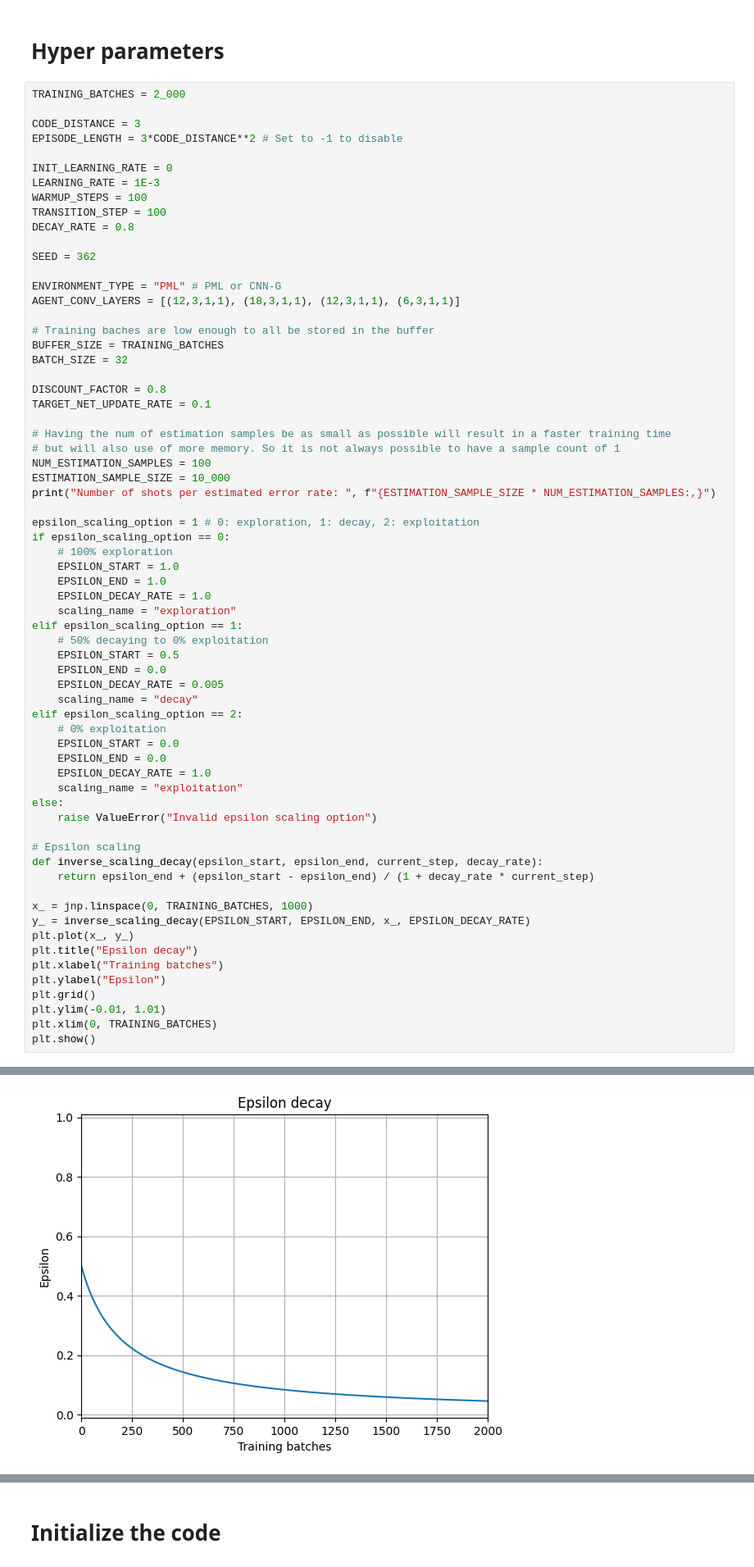
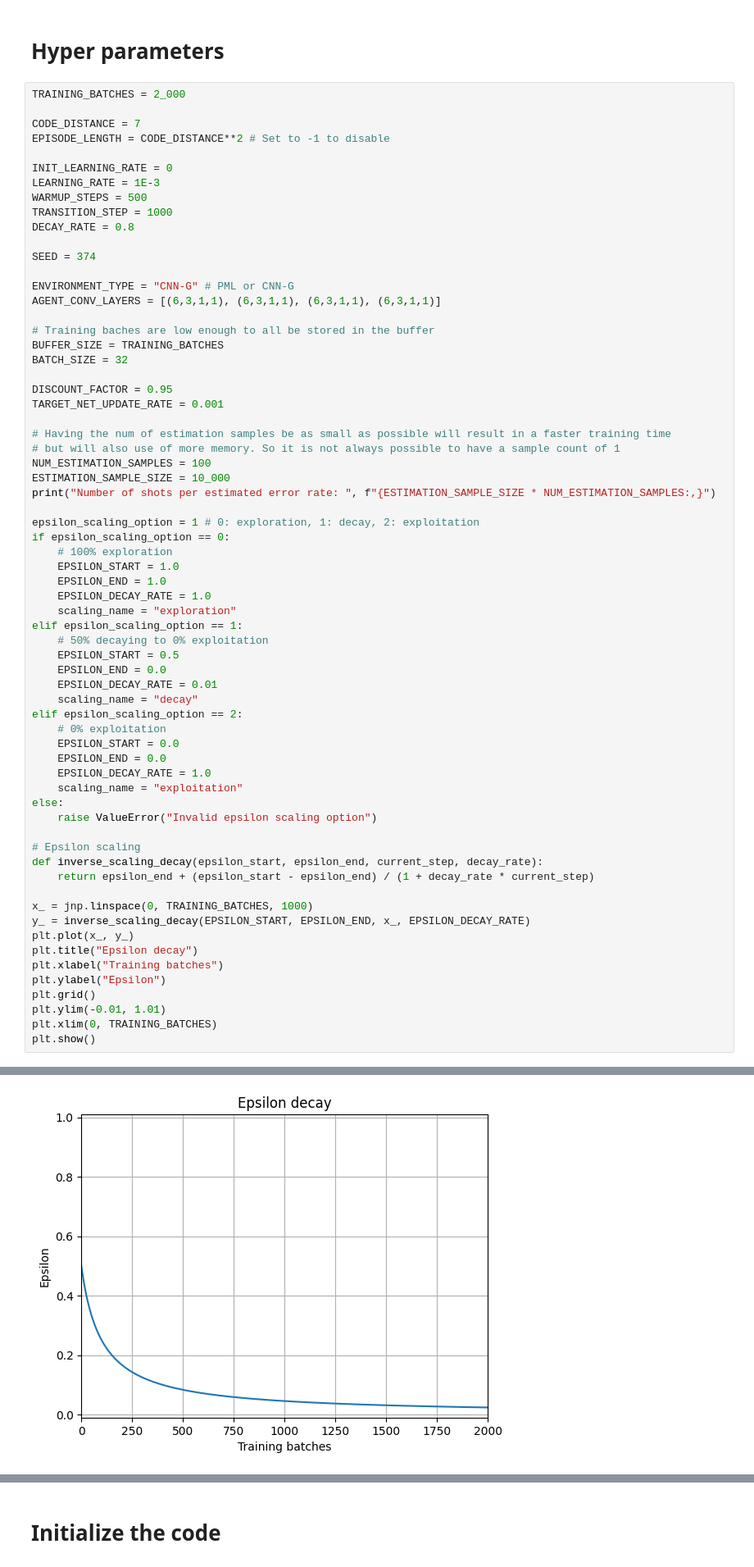
Before and after one commit to JuliusRye/QEC, a Jupyter notebook: Modules/reinforcement_learning_deformation_search.ipynb, the cells around one changed output, grey strips where cells are left out. Shown at 82% size. Cells and saved outputs as stored; diff of their text form.

```diff
--- a/Modules/reinforcement_learning_deformation_search.ipynb
+++ b/Modules/reinforcement_learning_deformation_search.ipynb
@@ -24,26 +24,26 @@ from time import time
 # %%
 TRAINING_BATCHES = 2_000
 
-CODE_DISTANCE = 3
-EPISODE_LENGTH = 3*CODE_DISTANCE**2 # Set to -1 to disable
+CODE_DISTANCE = 7
+EPISODE_LENGTH = CODE_DISTANCE**2 # Set to -1 to disable
 
 INIT_LEARNING_RATE = 0
 LEARNING_RATE = 1E-3
-WARMUP_STEPS = 100
-TRANSITION_STEP = 100
+WARMUP_STEPS = 500
+TRANSITION_STEP = 1000
 DECAY_RATE = 0.8
 
-SEED = 362
+SEED = 374
 
-ENVIRONMENT_TYPE = "PML" # PML or CNN-G
-AGENT_CONV_LAYERS = [(12,3,1,1), (18,3,1,1), (12,3,1,1), (6,3,1,1)]
+ENVIRONMENT_TYPE = "CNN-G" # PML or CNN-G
+AGENT_CONV_LAYERS = [(6,3,1,1), (6,3,1,1), (6,3,1,1), (6,3,1,1)]
 
 # Training baches are low enough to all be stored in the buffer
 BUFFER_SIZE = TRAINING_BATCHES
 BATCH_SIZE = 32
 
-DISCOUNT_FACTOR = 0.8
-TARGET_NET_UPDATE_RATE = 0.1
+DISCOUNT_FACTOR = 0.95
+TARGET_NET_UPDATE_RATE = 0.001
 
 # Having the num of estimation samples be as small as possible will result in a faster training time
 # but will also use of more memory. So it is not always possible to have a sample count of 1
@@ -61,35 +61,35 @@ if epsilon_scaling_option == 0:
 elif epsilon_scaling_option == 1:
     # 50% decaying to 0% exploitation
     EPSILON_START = 0.5
     EPSILON_END = 0.0
-    EPSILON_DECAY_RATE = 0.005
+    EPSILON_DECAY_RATE = 0.01
     scaling_name = "decay"
 elif epsilon_scaling_option == 2:
     # 0% exploitation
     EPSILON_START = 0.0
     EPSILON_END = 0.0
     EPSILON_DECAY_RATE = 1.0
     scaling_name = "exploitation"
 else:
     raise ValueError("Invalid epsilon scaling option")
 
 # Epsilon scaling
 def inverse_scaling_decay(epsilon_start, epsilon_end, current_step, decay_rate):
     return epsilon_end + (epsilon_start - epsilon_end) / (1 + decay_rate * current_step)
 
 x_ = jnp.linspace(0, TRAINING_BATCHES, 1000)
 y_ = inverse_scaling_decay(EPSILON_START, EPSILON_END, x_, EPSILON_DECAY_RATE)
 plt.plot(x_, y_)
 plt.title("Epsilon decay")
 plt.xlabel("Training batches")
 plt.ylabel("Epsilon")
 plt.grid()
 plt.ylim(-0.01, 1.01)
 plt.xlim(0, TRAINING_BATCHES)
 plt.show()
 # %% [output]
 Number of shots per estimated error rate:  1,000,000
-[figure, old version]
+[figure, new version]
 # %%
 save_data = True
 
```
Also changed, not shown: parts of 12 cells of this notebook, 26 other files.
